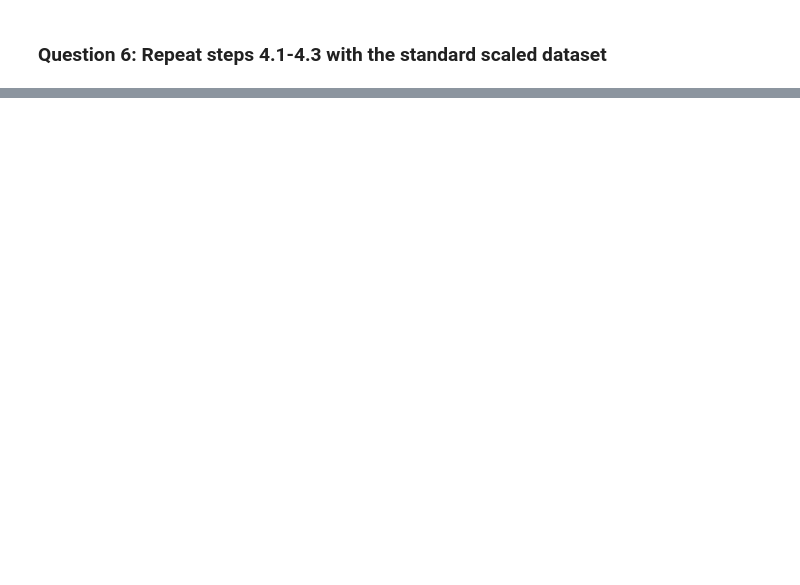
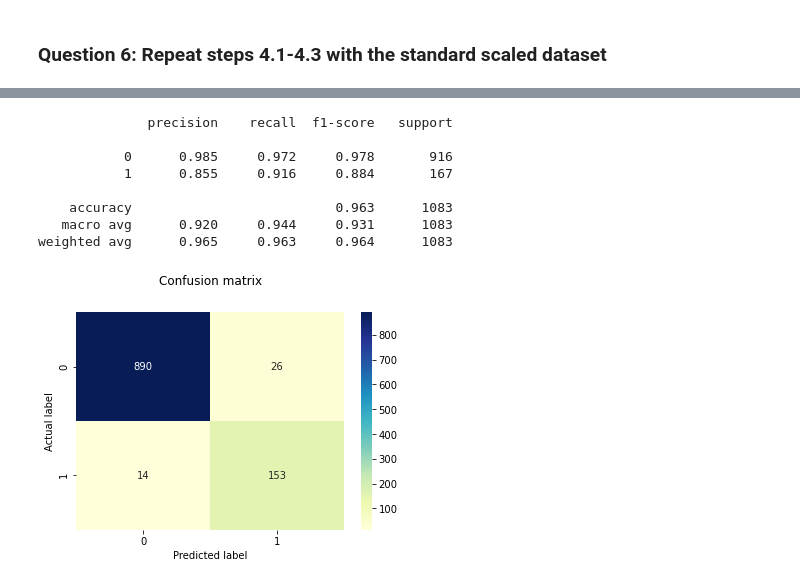
Before and after one commit to rodolfolermacontreras/ML_1_Assignment_4_Real, a Jupyter notebook: Mlearn510-Lesson04-Rodolfo_Lerma.ipynb, the cells around one changed output, grey strips where cells are left out. Drawn from its saved outputs; the diff is of its cells as text; code cells hidden in the pictures; blank space fills up the shorter version.

```diff
--- a/Mlearn510-Lesson04-Rodolfo_Lerma.ipynb
+++ b/Mlearn510-Lesson04-Rodolfo_Lerma.ipynb
@@ -294,2 +380,17 @@ from sklearn.metrics import confusion_matrix
 # %% [markdown]
 ### Question 6: Repeat steps 4.1-4.3 with the standard scaled dataset
+# %%
+#l2
+log_reg_sk_std_l2 = LogisticRegression(class_weight = 'balanced',
+                                       solver = 'saga',
+                                       max_iter = 1000)
+log_reg_sk_std_l2.fit(X_train_std_scaled, y_train)
+y_predicted_std_l2 = log_reg_sk_std_l2.predict(X_test_std_scaled)
+
+cm_std_l2 = confusion_matrix(y_test, y_predicted_std_l2)
+confusion_matrix_plot(cm_std_l2)
+
+print(classification_report(y_test, y_predicted_std_l2, digits=3))
+accuracy_std_l2 = accuracy_score(y_test, y_predicted_std_l2)
+recall_std_l2 = recall_score(y_test, y_predicted_std_l2)
+precision_std_l2 = precision_score(y_test, y_predicted_std_l2)
@@ -295,0 +407,28 @@ from sklearn.metrics import confusion_matrix
+# %%
+#l1
+#penalty='l1'
+log_reg_sk_std_l1 = LogisticRegression(penalty = 'l1',
+                                C = 0.1,
+                                class_weight = 'balanced',
+                                solver = 'saga',
+                                max_iter = 1000)
+log_reg_sk_std_l1.fit(X_train_std_scaled, y_train)
+y_predicted_std_l1 = log_reg_sk_std_l1.predict(X_test_std_scaled)
+
+cm_std_l1 = confusion_matrix(y_test, y_predicted_std_l1)
+confusion_matrix_plot(cm_std_l1)
+
+print(classification_report(y_test, y_predicted_std_l1, digits=3))
+accuracy_std_l1 = accuracy_score(y_test, y_predicted_std_l1)
+recall_std_l1 = recall_score(y_test, y_predicted_std_l1)
+precision_std_l1 = precision_score(y_test, y_predicted_std_l1)
+# %% [output]
+              precision    recall  f1-score   support
+
+           0      0.985     0.972     0.978       916
+           1      0.855     0.916     0.884       167
+
+    accuracy                          0.963      1083
+   macro avg      0.920     0.944     0.931      1083
+weighted avg      0.965     0.963     0.964      1083
+[figure, added]
```
Also changed, not shown: parts of 17 cells of this notebook.
